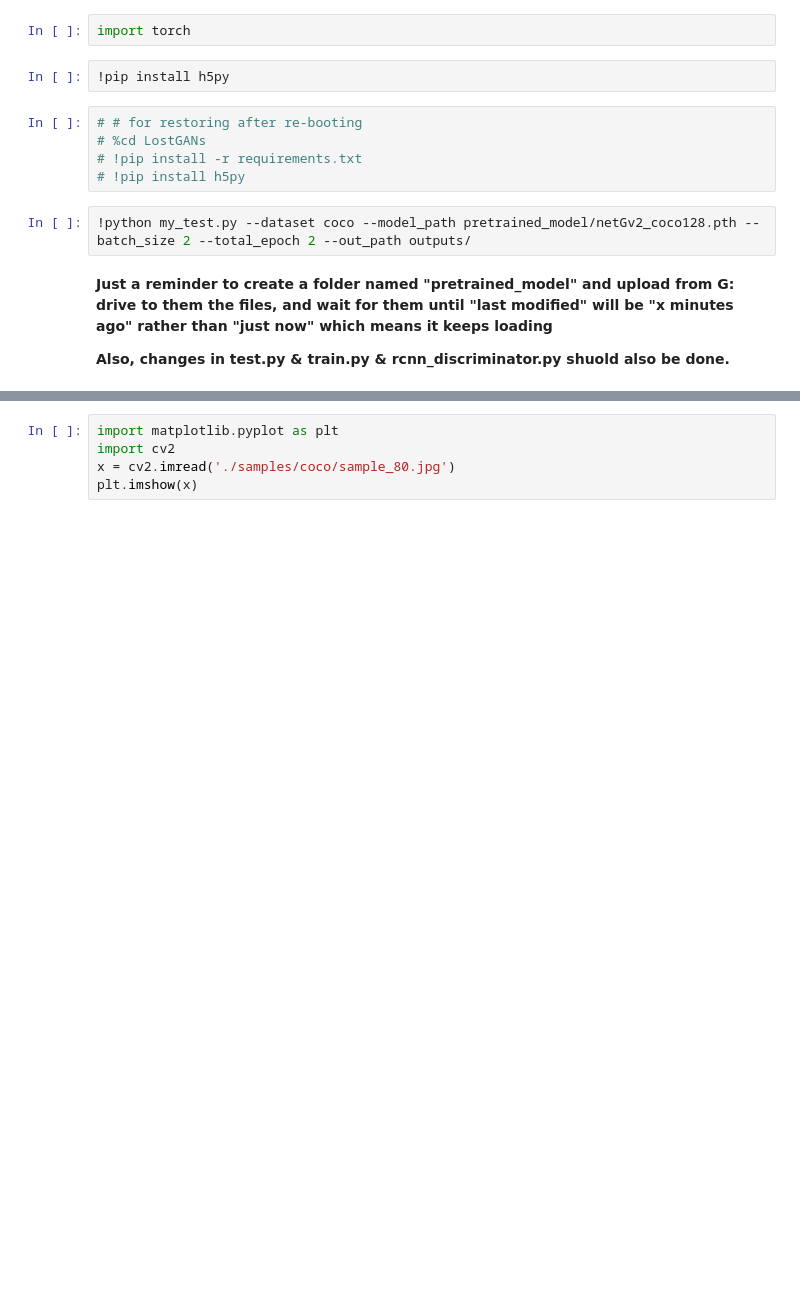
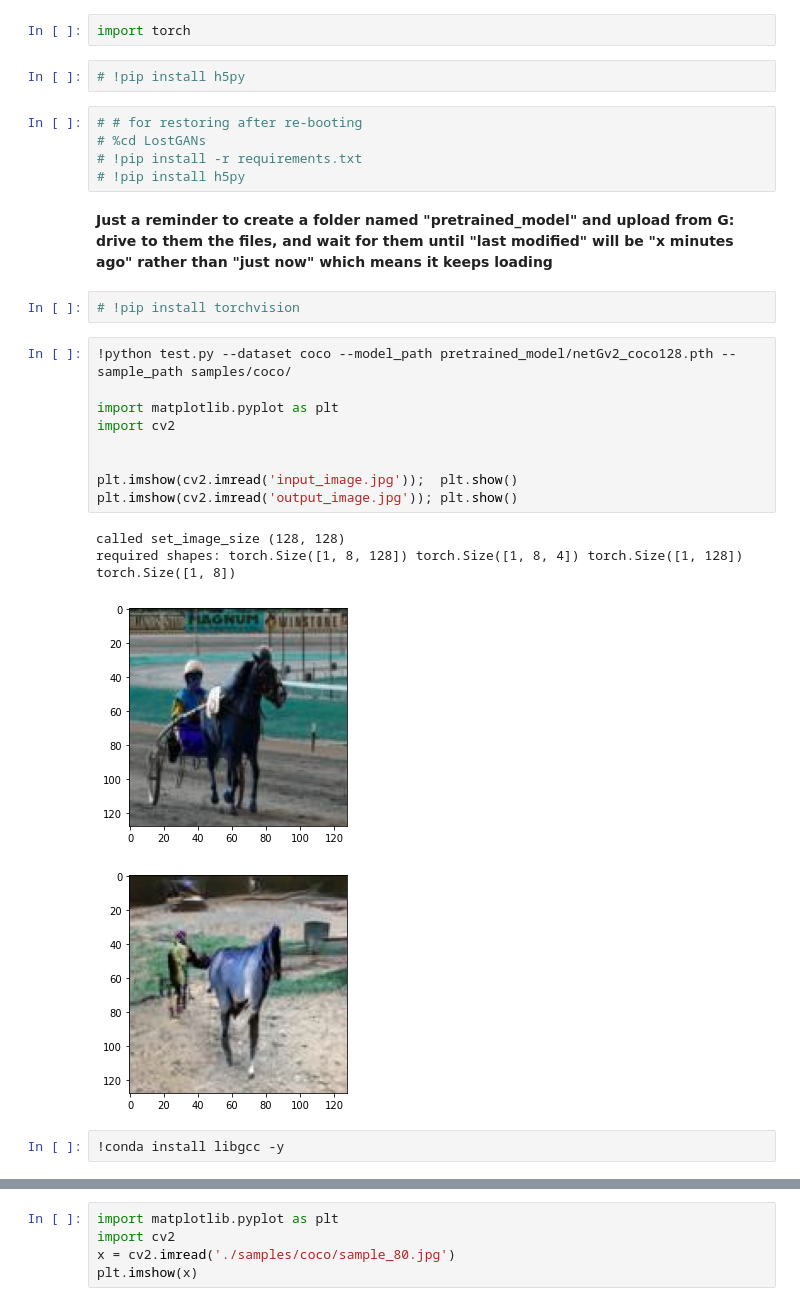
Before and after one commit to dudifrid/LostGANs, a Jupyter notebook: LostGANs.ipynb, the cells around one changed output, grey strips where cells are left out. Drawn from its saved outputs; the diff is of its cells as text; blank space fills up the shorter version.

```diff
--- a/LostGANs.ipynb
+++ b/LostGANs.ipynb
@@ -7,17 +9,31 @@
 # %%
 import torch
 # %%
-!pip install h5py
+# !pip install h5py
 # %%
 # # for restoring after re-booting
 # %cd LostGANs
 # !pip install -r requirements.txt
 # !pip install h5py
-# %%
-!python my_test.py --dataset coco --model_path pretrained_model/netGv2_coco128.pth --batch_size 2 --total_epoch 2 --out_path outputs/
 # %% [markdown]
 **Just a reminder to create a folder named "pretrained_model" and upload from G: drive to them the files, and wait for them until "last modified" will be "x minutes ago" rather than "just now" which means it keeps loading**
-
-**Also, changes in test.py & train.py & rcnn_discriminator.py shuold also be done.**
+# %%
+# !pip install torchvision
+# %%
+!python test.py --dataset coco --model_path pretrained_model/netGv2_coco128.pth --sample_path samples/coco/
+
+import matplotlib.pyplot as plt
+import cv2
+
+
+plt.imshow(cv2.imread('input_image.jpg'));  plt.show()
+plt.imshow(cv2.imread('output_image.jpg')); plt.show()
+# %% [output]
+called set_image_size (128, 128)
+required shapes: torch.Size([1, 8, 128]) torch.Size([1, 8, 4]) torch.Size([1, 128]) torch.Size([1, 8])
+[figure, added]
+[figure, added]
+# %%
+!conda install libgcc -y
 # %%
 !python train.py --dataset coco --batch_size 2 --total_epoch 1 --out_path outputs/
```
Also changed, not shown: parts of 5 cells of this notebook, 4 other files.
